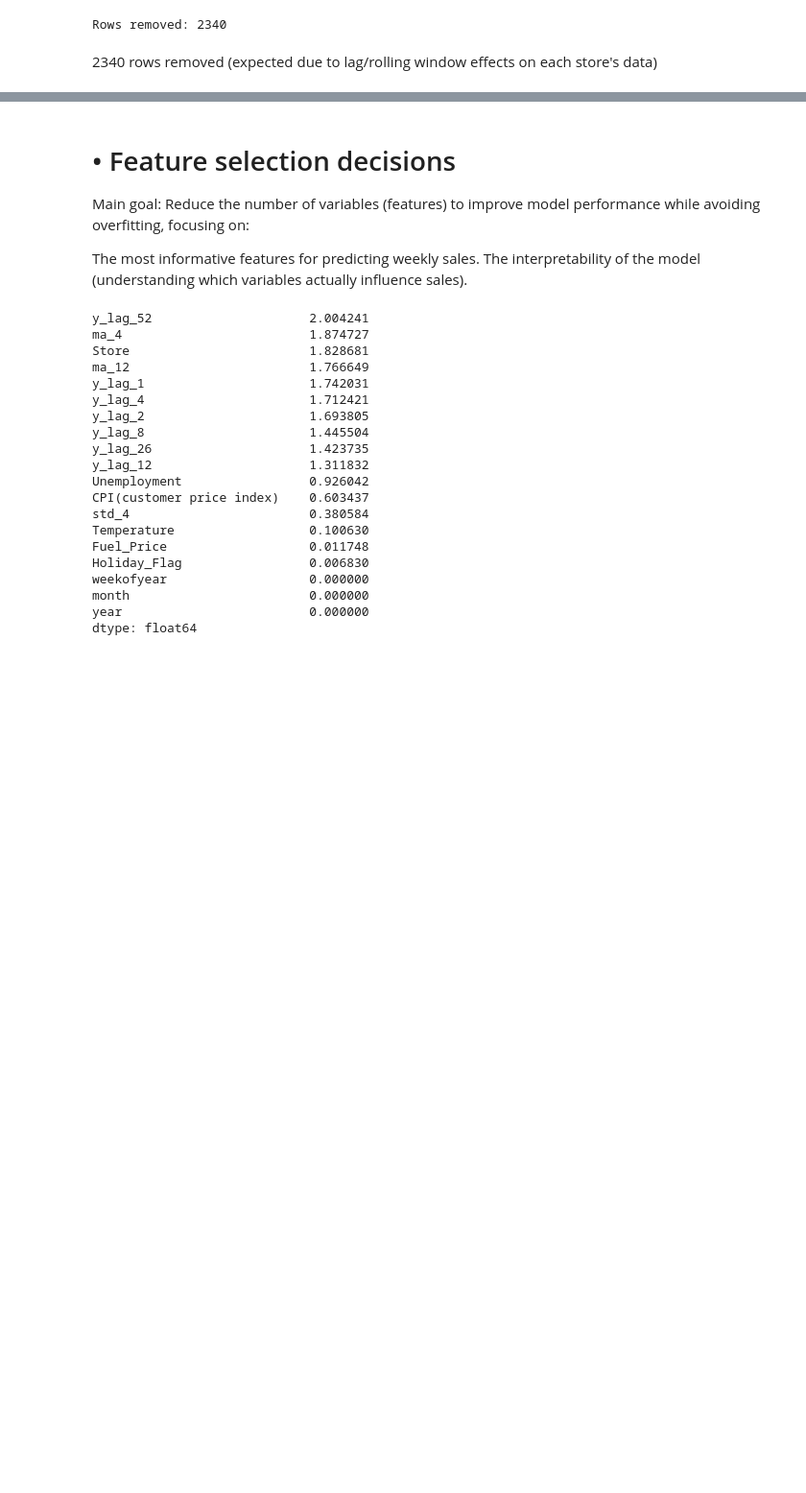
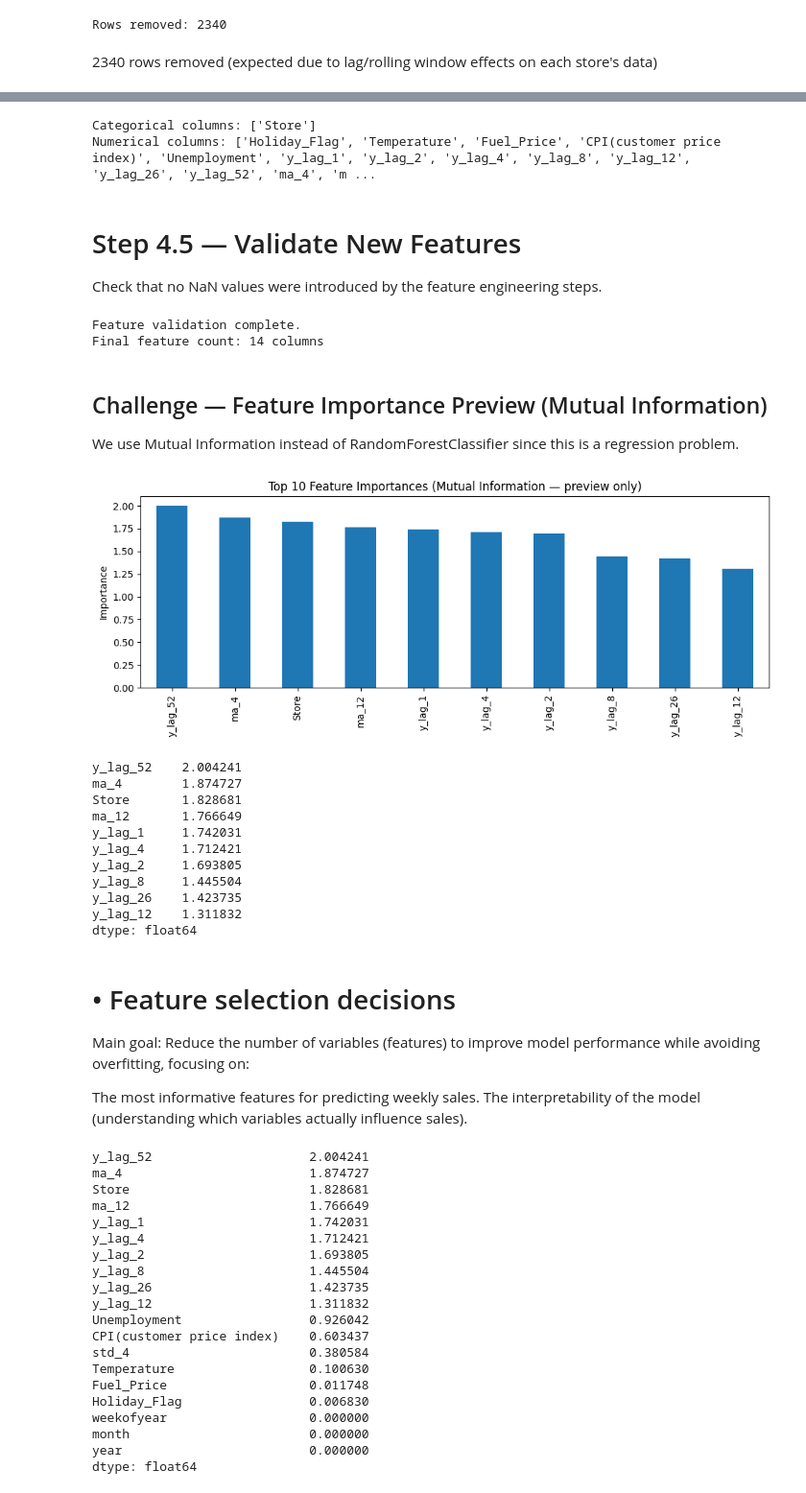
Before and after one commit to Dany281022/AppliedProject, a Jupyter notebook: code/data_pipeline.ipynb, the cells around one changed output, grey strips where cells are left out. Shown at 96% size. Saved outputs shown, nothing was run; the diff lists cells and outputs as text; code cells hidden in the pictures; blank space fills up the shorter version.

```diff
--- a/code/data_pipeline.ipynb
+++ b/code/data_pipeline.ipynb
@@ -487,0 +982,2 @@ The data exhibits significant autocorrelation, so (reject H₀).
+# %%
+work = weekly.copy()
@@ -487,0 +986,3 @@ The data exhibits significant autocorrelation, so (reject H₀).
+# %%
+for k in (1, 2, 4, 8, 12, 26, 52):
+    work[f'y_lag_{k}'] = work['Weekly_Sales'].shift(k)
@@ -561,6 +1102,7 @@ Date
 Generate store-level lag and rolling features, plus exogenous variables if available.
 # %%
 w = (df.reset_index()  # Reset index to make 'Date' a column for sorting
+       .assign(Date=lambda x: pd.to_datetime(x['Date']))  # Ensure Date is datetime
        .sort_values(["Store","Date"])  # Sort by Store and Date
        .set_index("Date")  # Set 'Date' back as index for time-series operations
        .groupby("Store"))  # Group by Store for per-store processing
@@ -568,6 +1110,7 @@ w = (df.reset_index()  # Reset index to make 'Date' a column for sorting
 feat = []  # Initialize list to store feature-engineered DataFrames
 for store, g in w:
     g = g.copy()  # Create a copy of the group to avoid SettingWithCopyWarning
+    g.index = pd.to_datetime(g.index)  # Ensure DatetimeIndex for isocalendar()
     for k in (1,2,4,8,12,26,52):  # Create lag features for various time steps
         g[f"y_lag_{k}"] = g["Weekly_Sales"].shift(k)
     g["ma_4"]  = g["Weekly_Sales"].shift(1).rolling(4,  min_periods=2).mean()  # 4-week moving average
@@ -594,3 +1140,71 @@ Rows removed: 2340
+# %%
+cat_cols = ['Store']
+num_cols = [c for c in engineered.drop(columns=['Weekly_Sales']).columns
+            if c not in cat_cols]
+
+pre = ColumnTransformer([
+    ('cat', OneHotEncoder(handle_unknown='ignore', sparse_output=False), cat_cols),
+    ('num', 'passthrough', num_cols)
+])
+
+print('Categorical columns:', cat_cols)
+print('Numerical columns:', num_cols)
+# %% [output]
+Categorical columns: ['Store']
+Numerical columns: ['Holiday_Flag', 'Temperature', 'Fuel_Price', 'CPI(customer price index)', 'Unemployment', 'y_lag_1', 'y_lag_2', 'y_lag_4', 'y_lag_8', 'y_lag_12', 'y_lag_26', 'y_lag_52', 'ma_4', 'm ...
+# %% [markdown]
+# Step 4.5 — Validate New Features
+Check that no NaN values were introduced by the feature engineering steps.
+# %%
+for col in work.columns:
+    n_missing = work[col].isnull().sum()
+    if n_missing > 0:
+        print(f'WARNING: {col} has {n_missing} missing values after engineering')
+
+print('Feature validation complete.')
+print(f'Final feature count: {work.shape[1]} columns')
+# %% [output]
+Feature validation complete.
+Final feature count: 14 columns
+# %% [markdown]
+##  Challenge — Feature Importance Preview (Mutual Information)
+We use Mutual Information instead of RandomForestClassifier since this is a regression problem.
+# %%
+cutoff_date = pd.Timestamp('2012-01-01')
+df_train_mi = engineered[engineered.index < cutoff_date]
+
+X_mi = df_train_mi.drop(columns=['Weekly_Sales'])
+y_mi = df_train_mi['Weekly_Sales']
+
+discrete_features_names = ['Store', 'Holiday_Flag', 'weekofyear', 'month', 'year']
+discrete_features_indices = [idx for idx, col in enumerate(X_mi.columns)
+                              if col in discrete_features_names]
+
+mi = mutual_info_regression(X_mi, y_mi,
+                             discrete_features=discrete_features_indices,
+                             random_state=42)
+sel = pd.Series(mi, index=X_mi.columns).sort_values(ascending=False)
+
+sel.head(10).plot(kind='bar', figsize=(10, 4))
+plt.title('Top 10 Feature Importances (Mutual Information — preview only)')
+plt.ylabel('Importance')
+plt.tight_layout()
+plt.show()
+
+print(sel.head(10))
+# %% [output]
+[figure, added]
+y_lag_52    2.004241
+ma_4        1.874727
+Store       1.828681
+ma_12       1.766649
+y_lag_1     1.742031
+y_lag_4     1.712421
+y_lag_2     1.693805
+y_lag_8     1.445504
+y_lag_26    1.423735
+y_lag_12    1.311832
+dtype: float64
 # %% [markdown]
 # •	Feature selection decisions
 Main goal:
```
Also changed, not shown: parts of 65 cells of this notebook, 8 other files.
